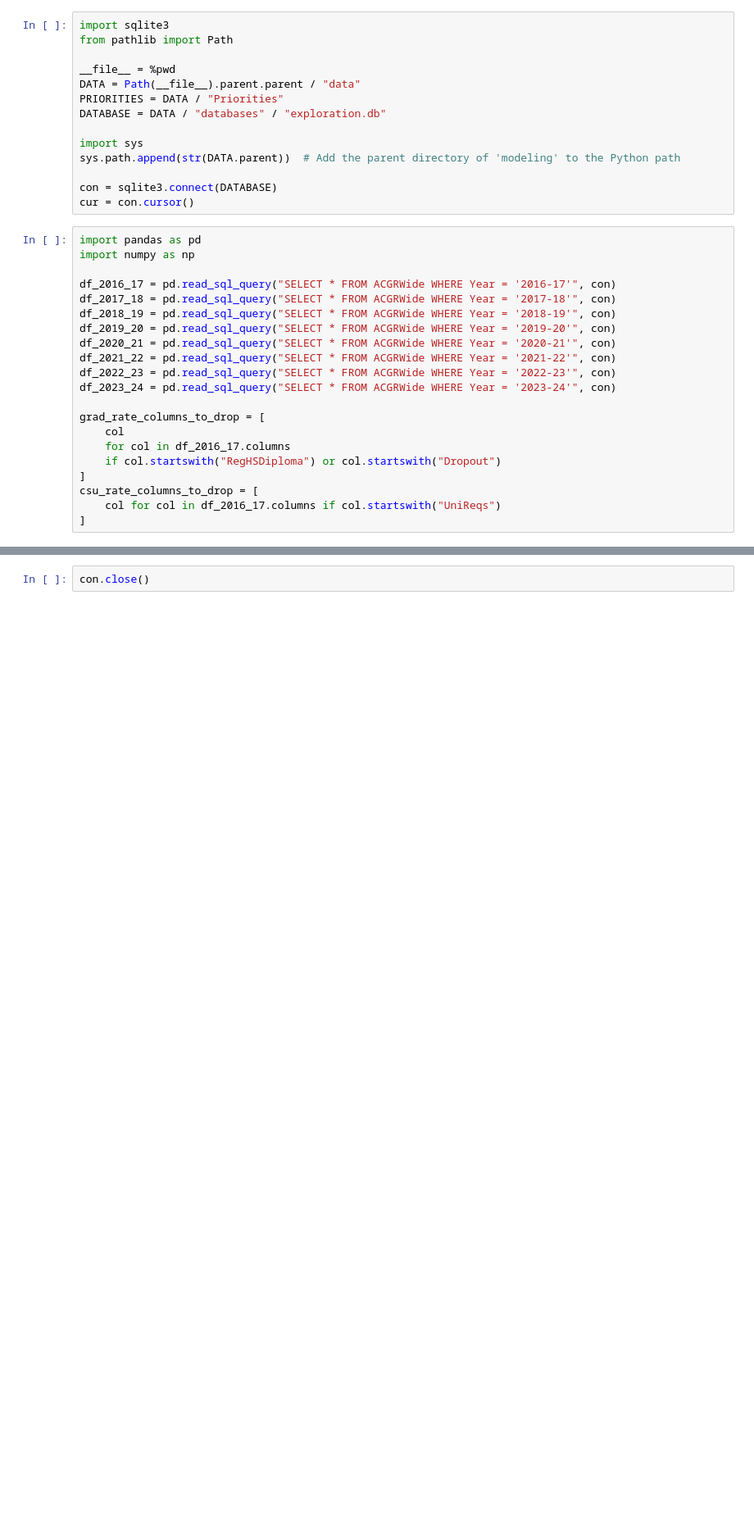
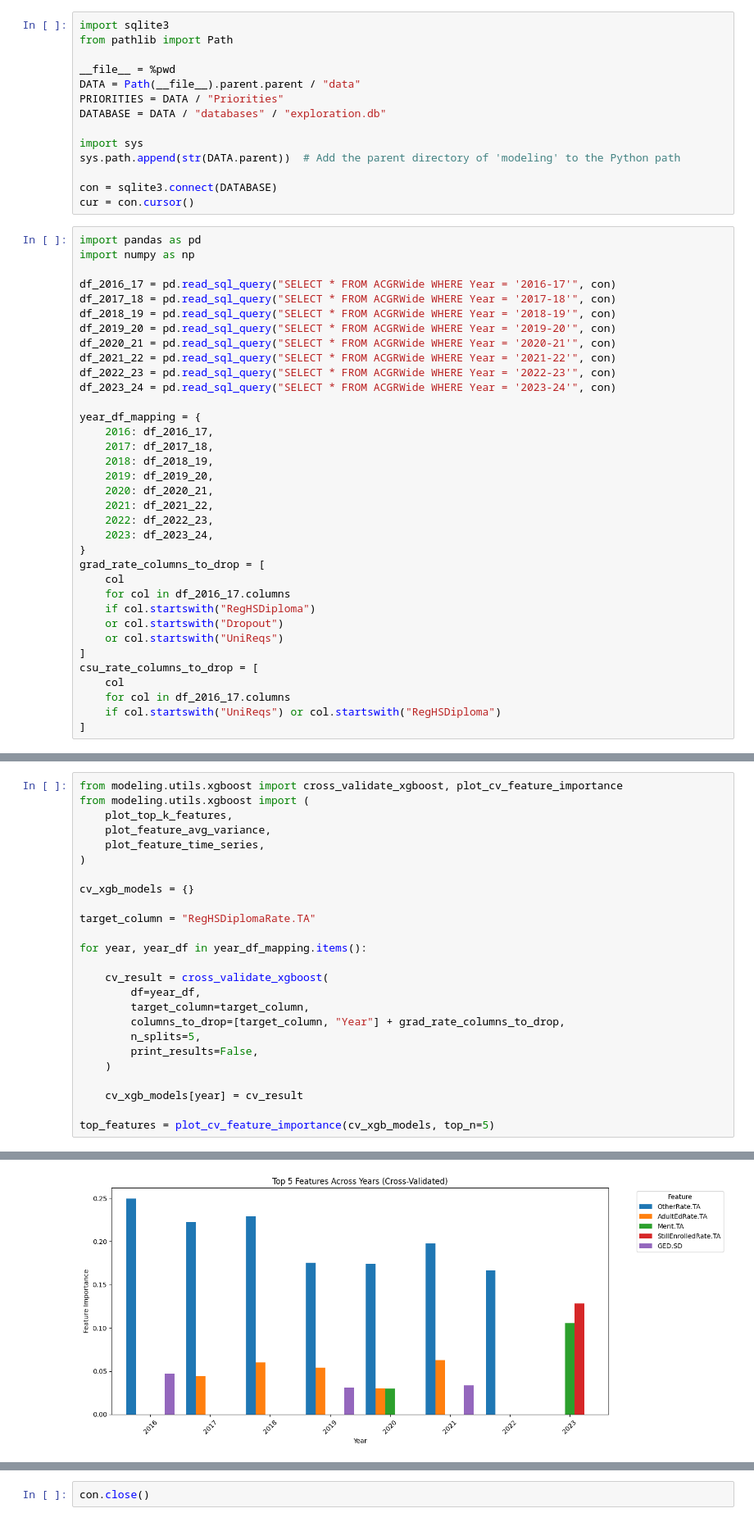
Before and after one commit to PENTASHIFT/DS-Capstone-Project, a Jupyter notebook: modeling/ACGR/ACGR_Longitudinal.ipynb, the cells around one changed output, grey strips where cells are left out. Shown at 82% size. Drawn from its saved outputs; the diff is of its cells as text; blank space fills up the shorter version.

```diff
--- a/modeling/ACGR/ACGR_Longitudinal.ipynb
+++ b/modeling/ACGR/ACGR_Longitudinal.ipynb
@@ -25,11 +25,25 @@ df_2021_22 = pd.read_sql_query("SELECT * FROM ACGRWide WHERE Year = '2021-22'",
 df_2022_23 = pd.read_sql_query("SELECT * FROM ACGRWide WHERE Year = '2022-23'", con)
 df_2023_24 = pd.read_sql_query("SELECT * FROM ACGRWide WHERE Year = '2023-24'", con)
 
+year_df_mapping = {
+    2016: df_2016_17,
+    2017: df_2017_18,
+    2018: df_2018_19,
+    2019: df_2019_20,
+    2020: df_2020_21,
+    2021: df_2021_22,
+    2022: df_2022_23,
+    2023: df_2023_24,
+}
 grad_rate_columns_to_drop = [
     col
     for col in df_2016_17.columns
-    if col.startswith("RegHSDiploma") or col.startswith("Dropout")
+    if col.startswith("RegHSDiploma")
+    or col.startswith("Dropout")
+    or col.startswith("UniReqs")
 ]
 csu_rate_columns_to_drop = [
-    col for col in df_2016_17.columns if col.startswith("UniReqs")
+    col
+    for col in df_2016_17.columns
+    if col.startswith("UniReqs") or col.startswith("RegHSDiploma")
 ]
@@ -162,0 +54,26 @@ def plot_feature_time_series(
+# %%
+from modeling.utils.xgboost import cross_validate_xgboost, plot_cv_feature_importance
+from modeling.utils.xgboost import (
+    plot_top_k_features,
+    plot_feature_avg_variance,
+    plot_feature_time_series,
+)
+
+cv_xgb_models = {}
+
+target_column = "RegHSDiplomaRate.TA"
+
+for year, year_df in year_df_mapping.items():
+
+    cv_result = cross_validate_xgboost(
+        df=year_df,
+        target_column=target_column,
+        columns_to_drop=[target_column, "Year"] + grad_rate_columns_to_drop,
+        n_splits=5,
+        print_results=False,
+    )
+
+    cv_xgb_models[year] = cv_result
+
+top_features = plot_cv_feature_importance(cv_xgb_models, top_n=5)
+# %% [output]
@@ -162,0 +81 @@ def plot_feature_time_series(
+[figure, added]
```
Also changed, not shown: parts of 30 cells of this notebook, 4 other files.
